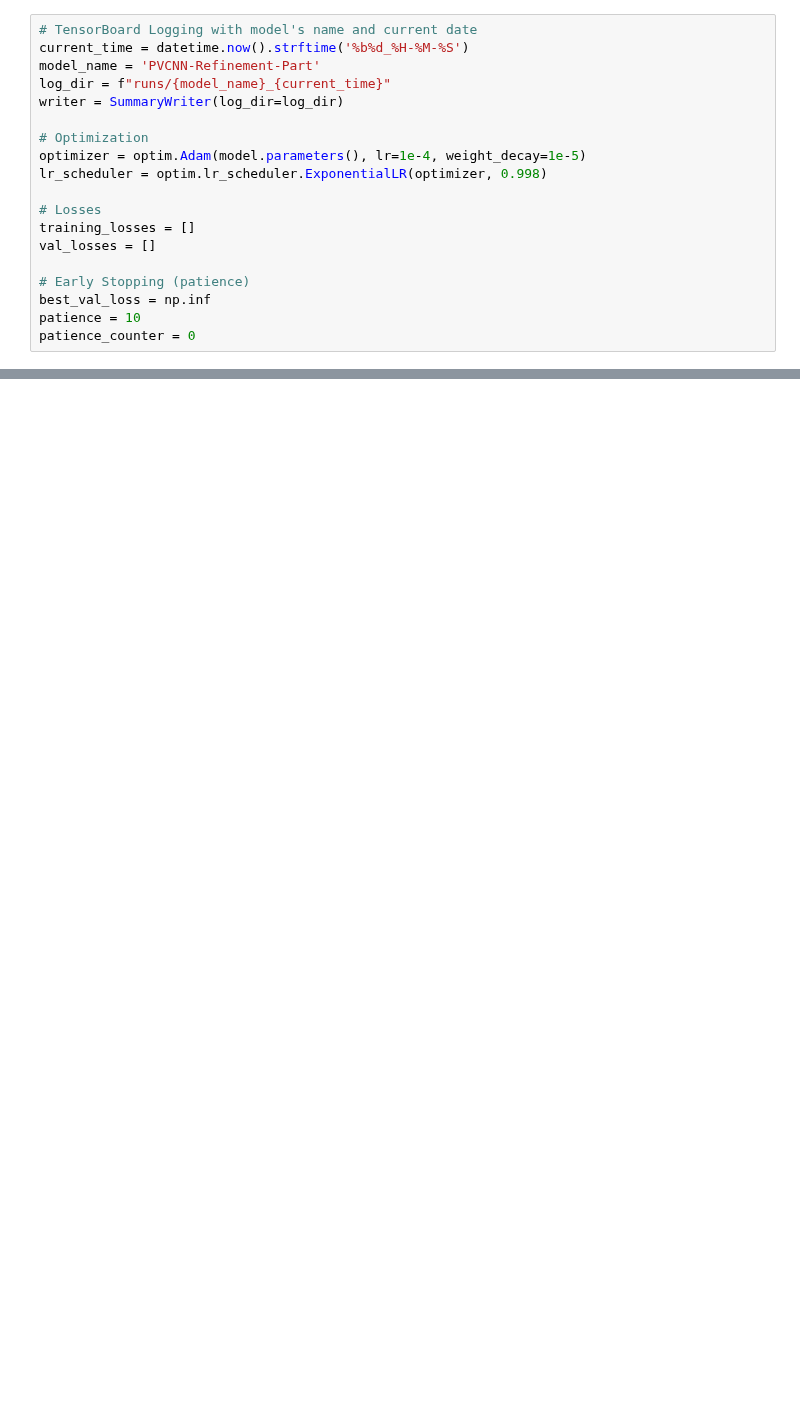
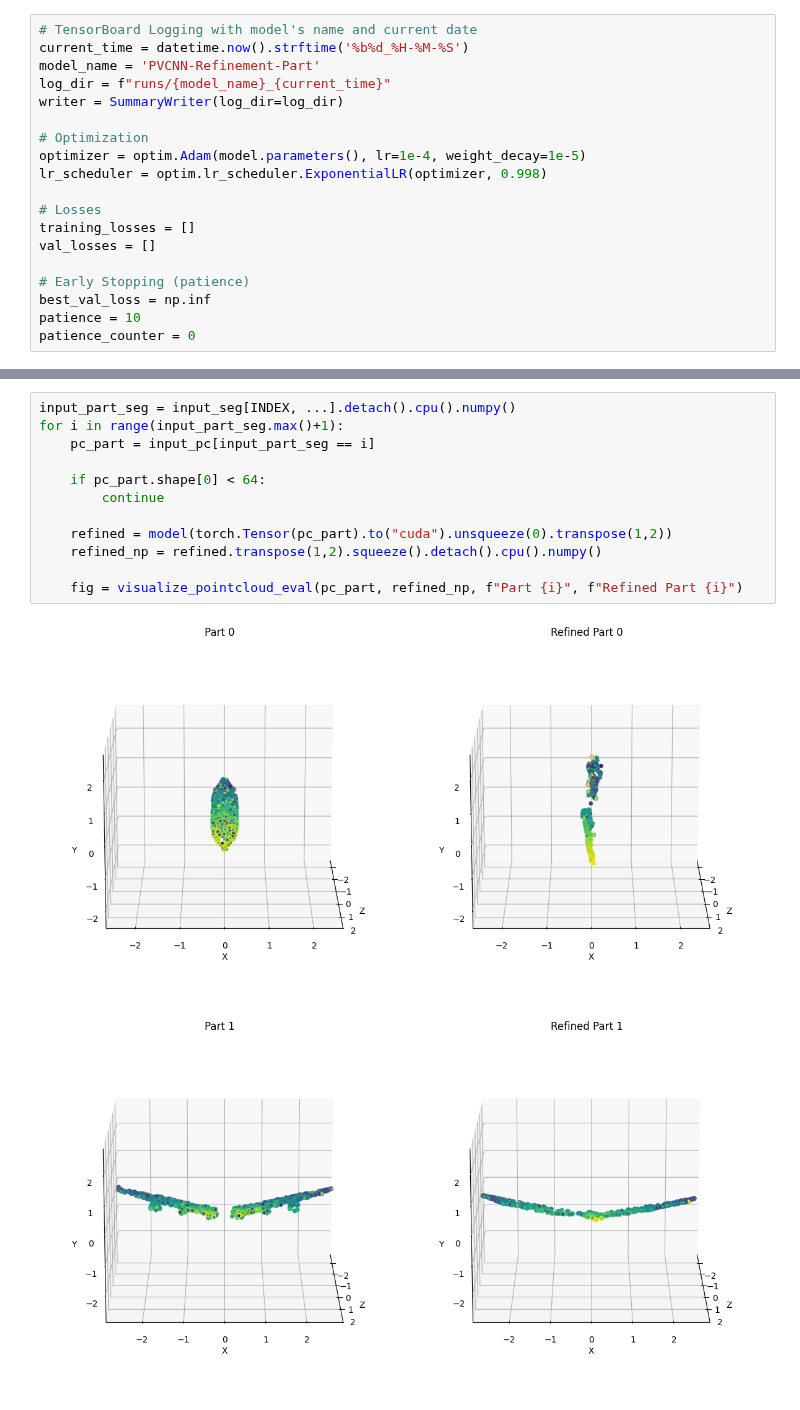
Before and after one commit to kristiyansakalyan/coarse-to-fine-shapes, a Jupyter notebook: train_PVCNN_Part_Patch_Refinement.ipynb, the cells around one changed output, grey strips where cells are left out. Cells and saved outputs as stored; diff of their text form; blank space fills up the shorter version.

```diff
--- a/train_PVCNN_Part_Patch_Refinement.ipynb
+++ b/train_PVCNN_Part_Patch_Refinement.ipynb
@@ -187,0 +379,15 @@ plt.show()
+# %%
+input_part_seg = input_seg[INDEX, ...].detach().cpu().numpy()
+for i in range(input_part_seg.max()+1):
+    pc_part = input_pc[input_part_seg == i]
+
+    if pc_part.shape[0] < 64:
+        continue
+
+    refined = model(torch.Tensor(pc_part).to("cuda").unsqueeze(0).transpose(1,2))
+    refined_np = refined.transpose(1,2).squeeze().detach().cpu().numpy()
+
+    fig = visualize_pointcloud_eval(pc_part, refined_np, f"Part {i}", f"Refined Part {i}")
+# %% [output]
+[figure, added]
+[figure, added]
```
Also changed, not shown: parts of 18 cells of this notebook, 4 other files.
